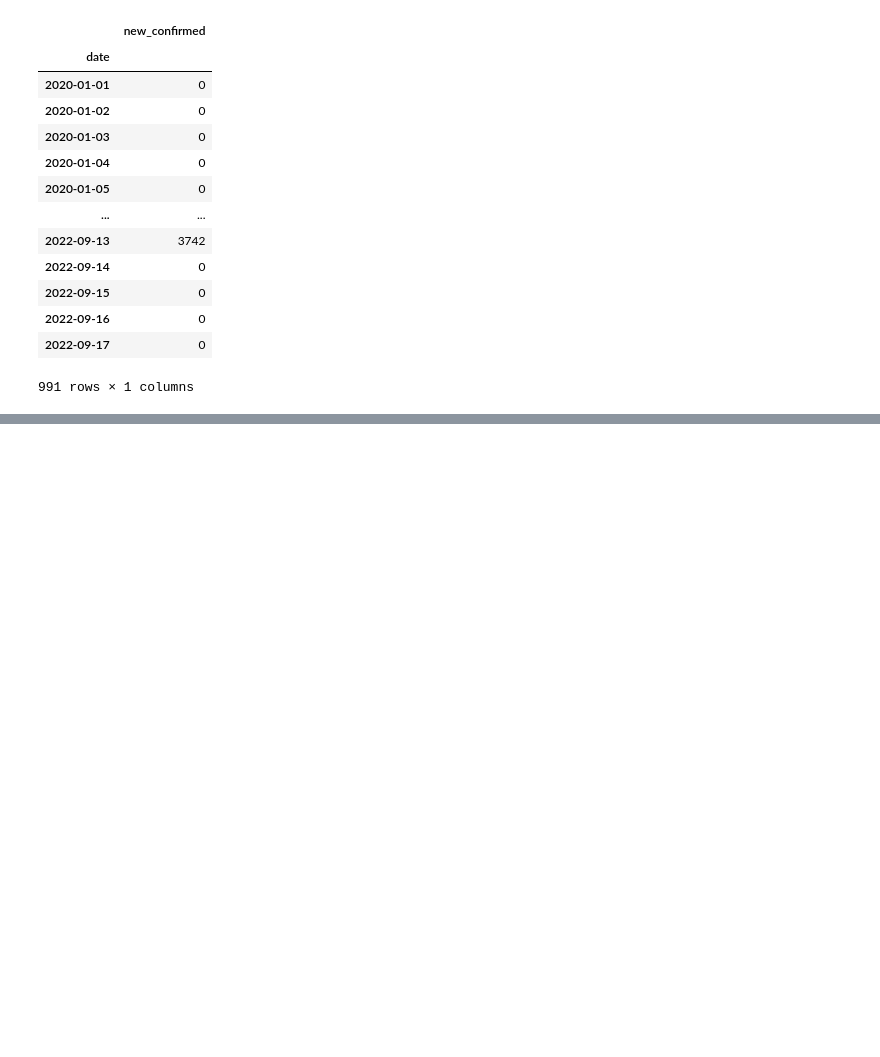
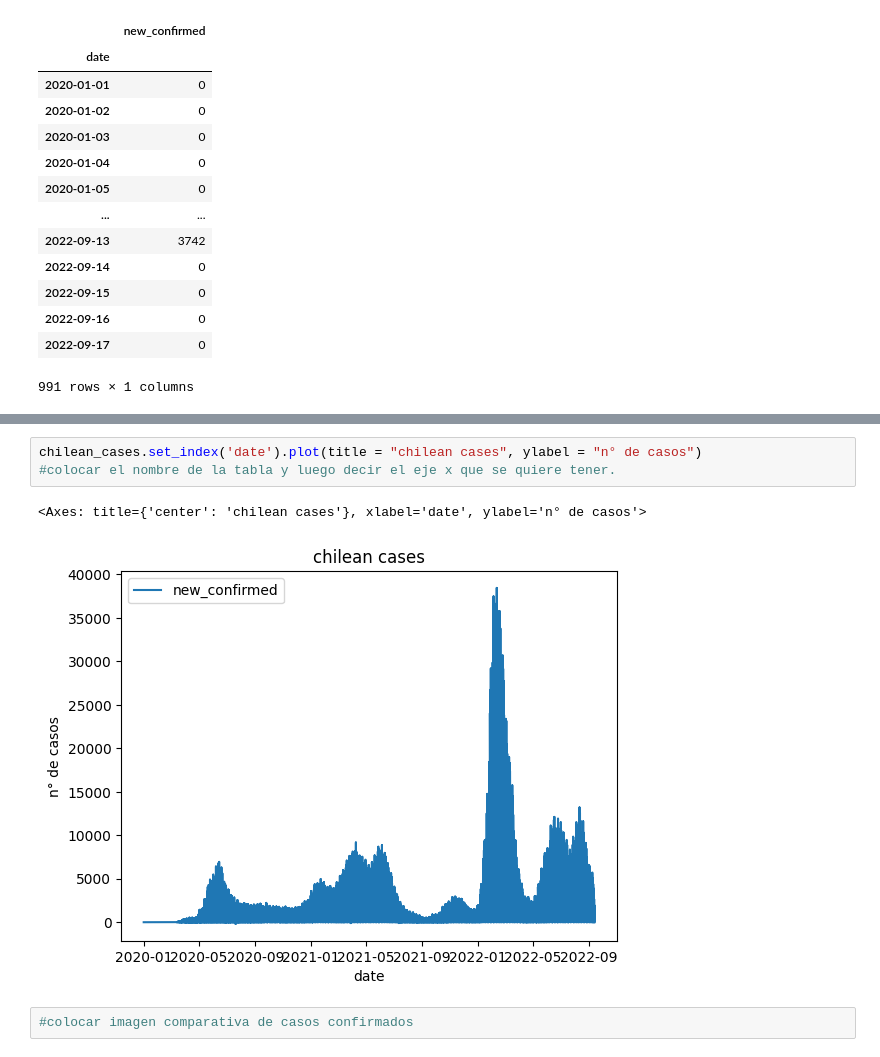
Before and after one commit to AlanUrrutiaQuezada/Prueba-Miner-a-de-datos, a Jupyter notebook: Prueba1_nuevo.ipynb, the cells around one changed output, grey strips where cells are left out. Cells and saved outputs as stored; diff of their text form; blank space fills up the shorter version.

```diff
--- a/Prueba1_nuevo.ipynb
+++ b/Prueba1_nuevo.ipynb
@@ -74,2 +76,10 @@ chilean_cases
 40490 rows × 2 columns
+# %%
+chilean_cases.set_index('date').plot(title = "chilean cases", ylabel = "n° de casos")
+#colocar el nombre de la tabla y luego decir el eje x que se quiere tener.
+# %% [output]
+<Axes: title={'center': 'chilean cases'}, xlabel='date', ylabel='n° de casos'>
+[figure, added]
+# %%
+#colocar imagen comparativa de casos confirmados
 # %%
```
Also changed, not shown: parts of 5 cells of this notebook, 2 other files.
